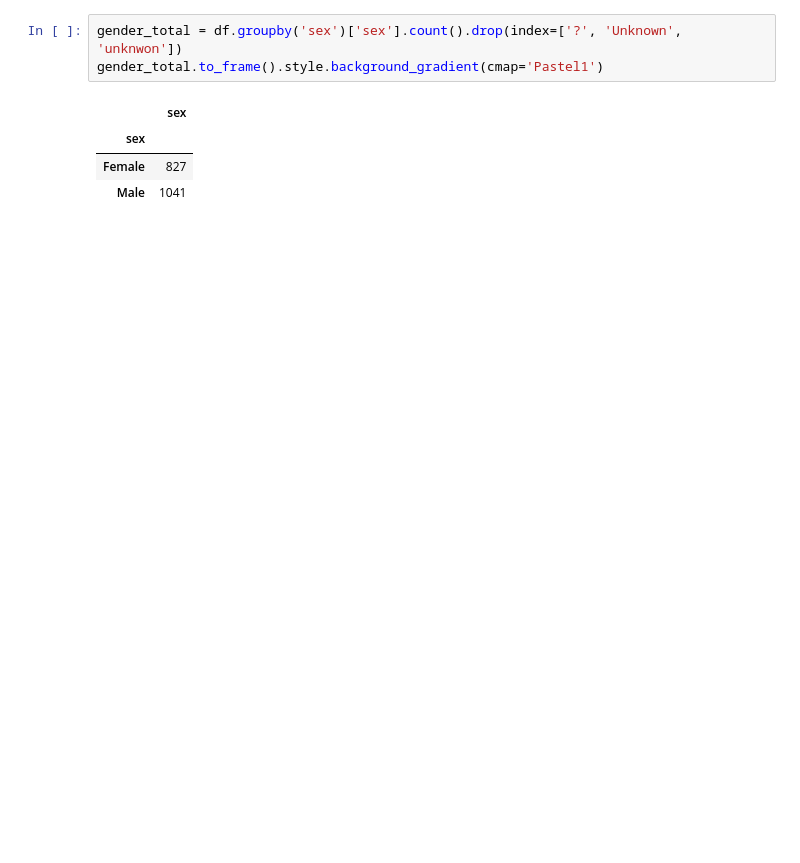
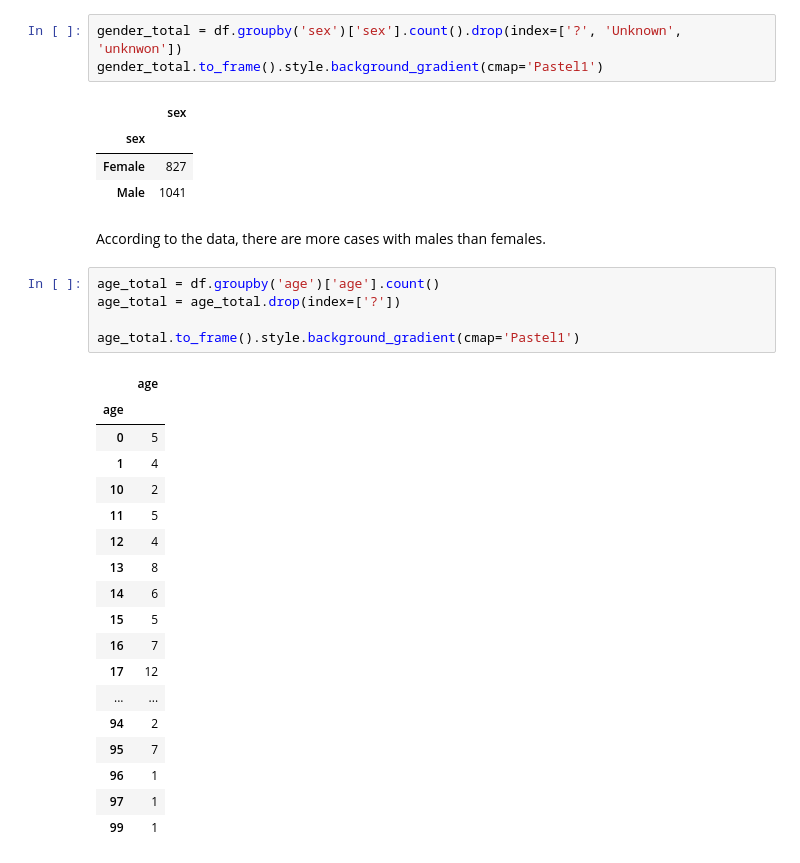
Before and after one commit to UNCG-CSC-410/covid-19-data-analysis, a Jupyter notebook: src/exploratory-data-analysis/EDA-International.ipynb, the cells around one changed output. Drawn from its saved outputs; the diff is of its cells as text; blank space fills up the shorter version.

```diff
--- a/src/exploratory-data-analysis/EDA-International.ipynb
+++ b/src/exploratory-data-analysis/EDA-International.ipynb
@@ -66,3 +82,29 @@ gender_total.to_frame().style.background_gradient(cmap='Pastel1')
 | sex |  |
 | Female | 827 |
 | Male | 1041 |
+# %% [markdown]
+According to the data, there are more cases with males than females.
+# %%
+age_total = df.groupby('age')['age'].count()
+age_total = age_total.drop(index=['?'])
+
+age_total.to_frame().style.background_gradient(cmap='Pastel1')
+# %% [output]
+|  | age |
+| age |  |
+| 0 | 5 |
+| 1 | 4 |
+| 10 | 2 |
+| 11 | 5 |
+| 12 | 4 |
+| 13 | 8 |
+| 14 | 6 |
+| 15 | 5 |
+| 16 | 7 |
+| 17 | 12 |
+| ... | ... |
+| 94 | 2 |
+| 95 | 7 |
+| 96 | 1 |
+| 97 | 1 |
+| 99 | 1 |
```
Also changed, not shown: parts of 7 cells of this notebook, 1 other file.
